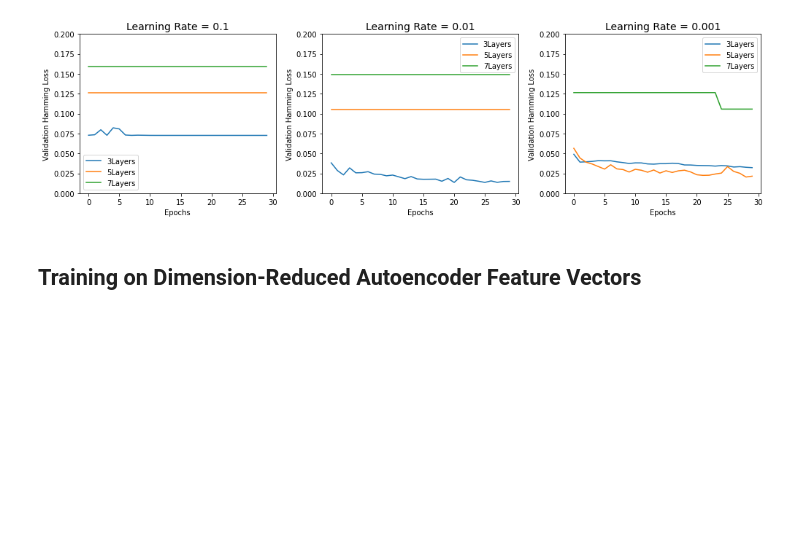
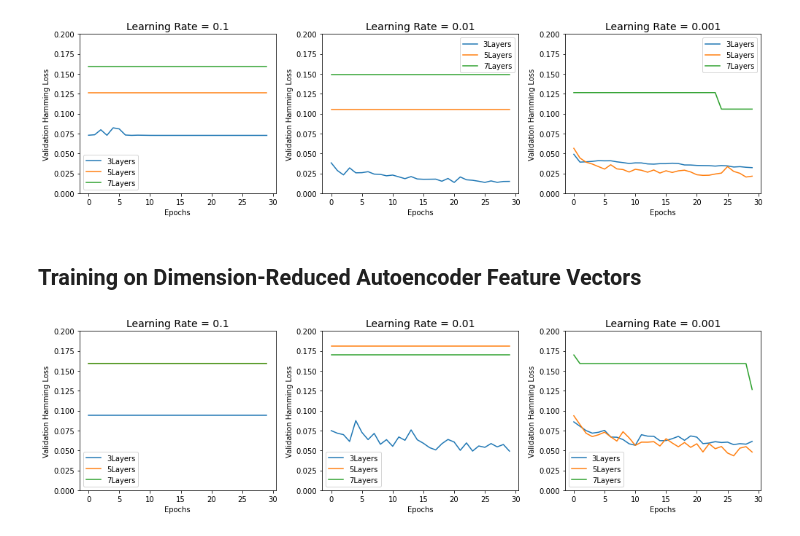
Before and after one commit to BobbyLumpkin/Multilabel-Text-Classification, a Jupyter notebook: Deep Learning Models/FF Models/FF_Models_Training.ipynb, the cells around one changed output. Cells and saved outputs as stored; diff of their text form; code cells hidden in the pictures; blank space fills up the shorter version.

```diff
--- a/Deep Learning Models/FF Models/FF_Models_Training.ipynb
+++ b/Deep Learning Models/FF Models/FF_Models_Training.ipynb
@@ -368,27 +368,29 @@ for learning_rate in learning_rates_list:
 # %%
 ## Visualize the 'val_hamming_loss' histories for each model by learning rate
 fig = plt.figure(figsize = (14, 4))
 i = 1
 for learning_rate in learning_rates_list:
     for num_layers in num_layers_list:
         history_name = f"model_{num_layers}_encoded_bpmll_{learning_rate}" + 'history_df'
         history_name = history_name.replace('.', '')
         val_loss_name = f"model_{num_layers}_val_hamming_loss"
         val_loss_name = val_loss_name.replace('.', '')
         exec(val_loss_name + ' = ' + history_name + '.val_hamming_loss')
 
     subplot_string = f"""ax{i} = fig.add_subplot(13{i})
 ax{i}.plot(model_3_val_hamming_loss, label = str(3) + 'Layers')
 ax{i}.plot(model_5_val_hamming_loss, label = str(5) + 'Layers')
 ax{i}.plot(model_7_val_hamming_loss, label = str(7) + 'Layers')
-ax{i}.set_ylim(0, 0.014)
+ax{i}.set_ylim(0, 0.20)
 ax{i}.set_xlabel('Epochs')
 ax{i}.set_ylabel('Validation Hamming Loss')
 ax{i}.legend()
 ax{i}.set_title('Learning Rate = ' + str({learning_rate}), fontsize = 14)"""
     exec(subplot_string)
     i += 1
 fig.tight_layout()
+# %% [output]
+[figure, added]
 # %%
 ## (CAUTION: DO NOT OVERWRITE EXISTING FILES) -- Write training histories to .npz file and save best model
 outfile = path_to_training_histories_cache + "/history_bpmll_FF_encoded.npz"
```
Also changed, not shown: parts of 1 cell of this notebook, 3 other files.
